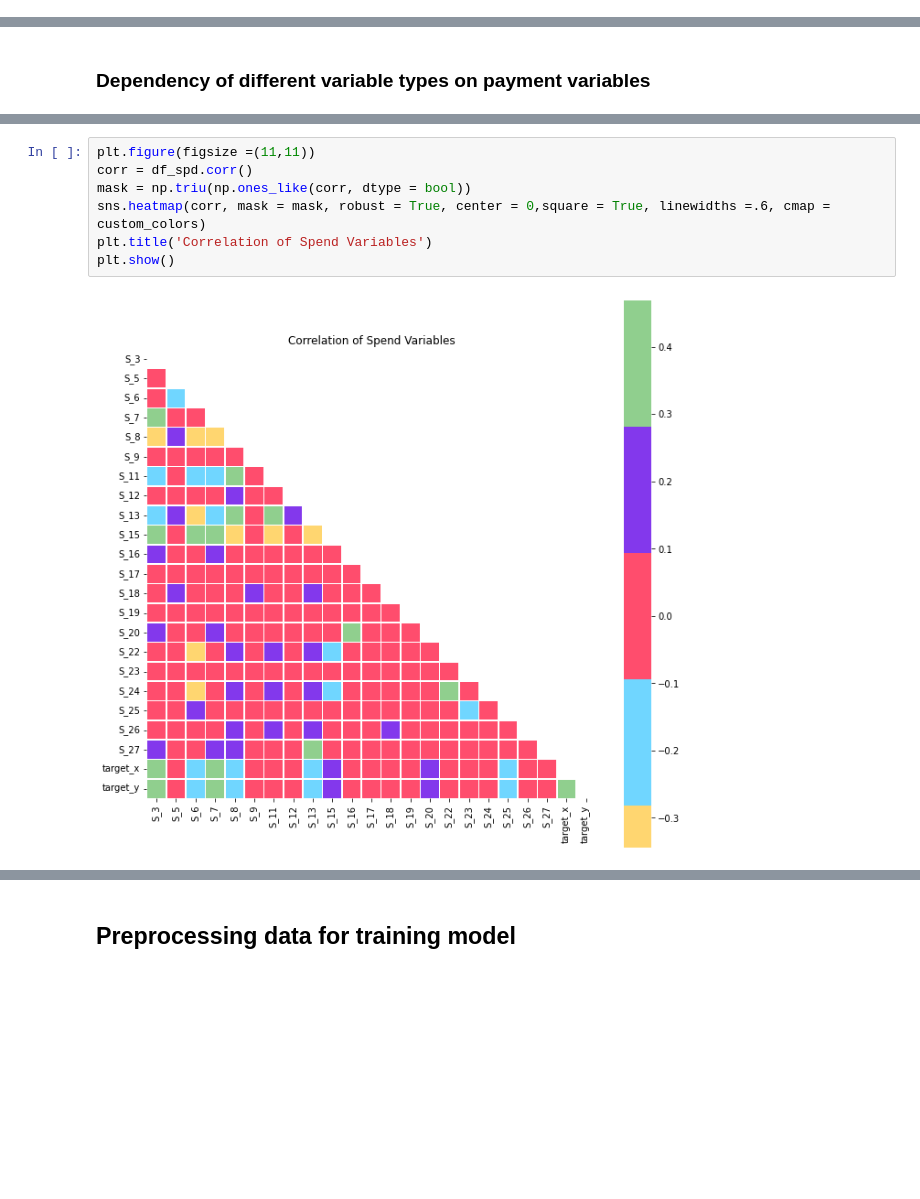
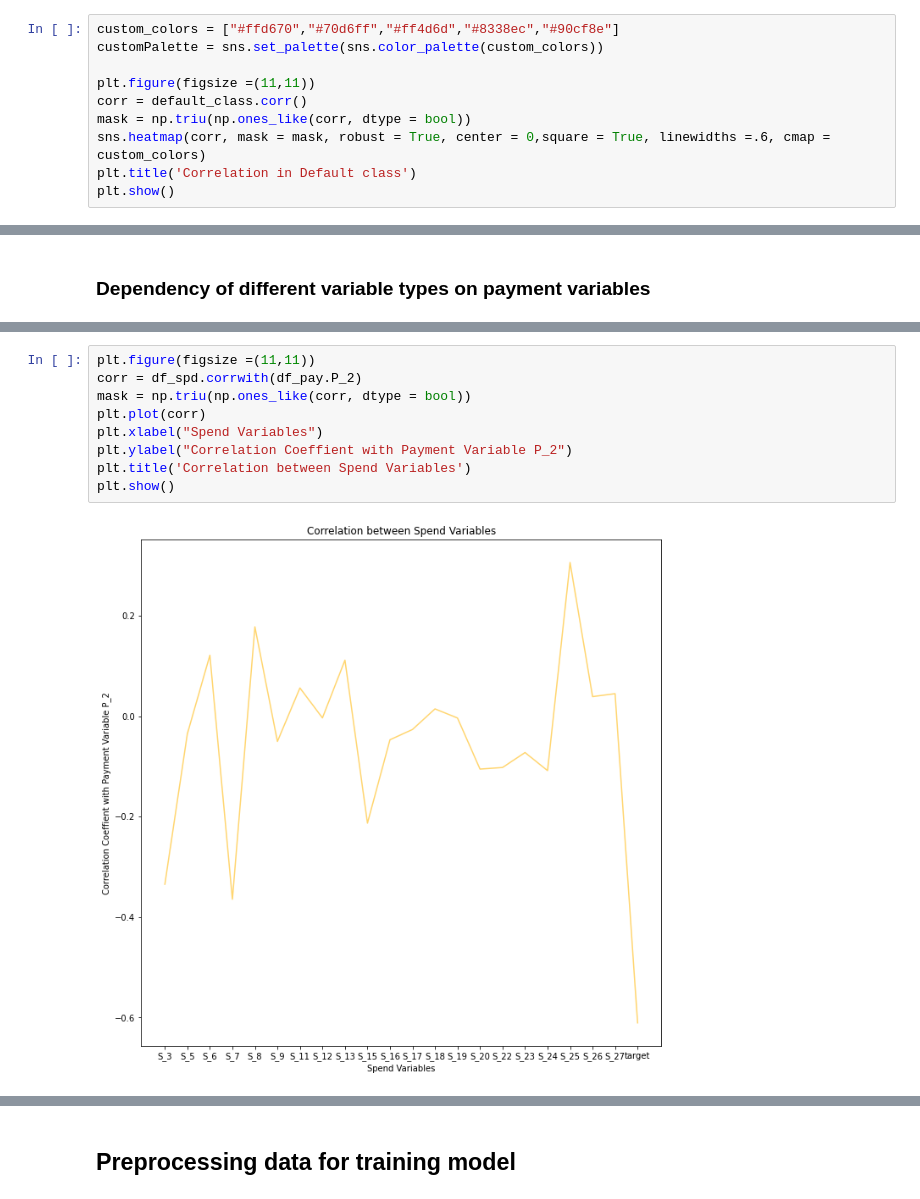
Before and after one commit to Garimagupta85/Default-Prediction, a Jupyter notebook: EDA_Model.ipynb, the cells around one changed output, grey strips where cells are left out. Saved outputs shown, nothing was run; the diff lists cells and outputs as text; blank space fills up the shorter version.

```diff
--- a/EDA_Model.ipynb
+++ b/EDA_Model.ipynb
@@ -203,3 +239,13 @@ ris_cols = [c for c in train_data.columns if (c.startswith(('R','t'))) & (c not
 df_ris = train_data[ris_cols]
 # %% [markdown]
 ### Feature correlation in default class
+# %%
+custom_colors = ["#ffd670","#70d6ff","#ff4d6d","#8338ec","#90cf8e"]
+customPalette = sns.set_palette(sns.color_palette(custom_colors))
+
+plt.figure(figsize =(11,11))
+corr = default_class.corr()
+mask = np.triu(np.ones_like(corr, dtype = bool))
+sns.heatmap(corr, mask = mask, robust = True, center = 0,square = True, linewidths =.6, cmap = custom_colors)
+plt.title('Correlation in Default class')
+plt.show()
@@ -249,9 +305,11 @@ TypeError: ignored
 # %%
 plt.figure(figsize =(11,11))
-corr = df_spd.corr()
+corr = df_spd.corrwith(df_pay.P_2)
 mask = np.triu(np.ones_like(corr, dtype = bool))
-sns.heatmap(corr, mask = mask, robust = True, center = 0,square = True, linewidths =.6, cmap = custom_colors)
-plt.title('Correlation of Spend Variables')
+plt.plot(corr)
+plt.xlabel("Spend Variables")
+plt.ylabel("Correlation Coeffient with Payment Variable P_2")
+plt.title('Correlation between Spend Variables')
 plt.show()
 # %% [output]
-[figure, old version]
+[figure, new version]
```
Also changed, not shown: parts of 30 cells of this notebook.
